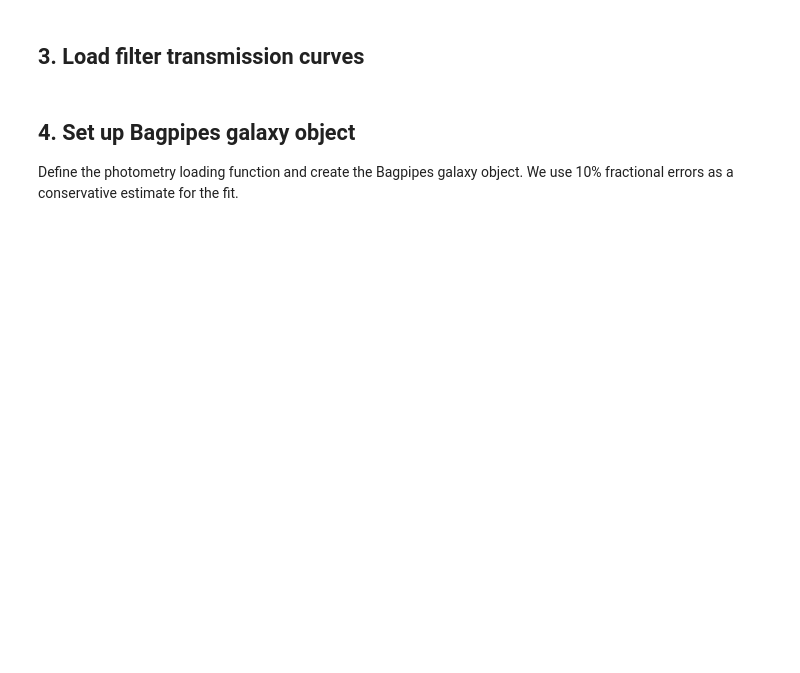
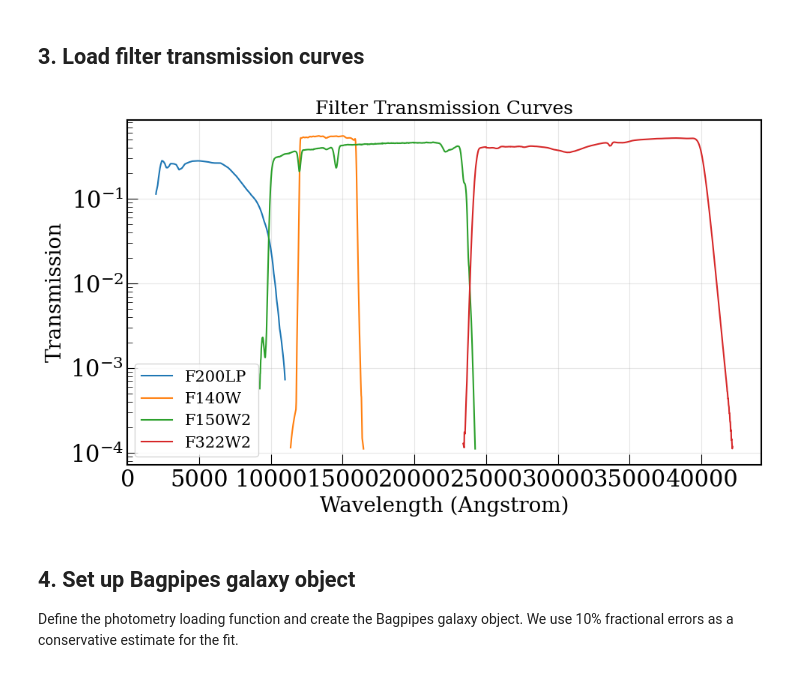
Before and after one commit to rodelcr/AGEL0206_kinematics_and_photometry, a Jupyter notebook: notebooks/02_streamlined_Bagpipes_SED.ipynb, the cells around one changed output. Drawn from its saved outputs; the diff is of its cells as text; code cells hidden in the pictures; blank space fills up the shorter version.

```diff
--- a/notebooks/02_streamlined_Bagpipes_SED.ipynb
+++ b/notebooks/02_streamlined_Bagpipes_SED.ipynb
@@ -80,25 +84,27 @@ plt.show()
 ## 3. Load filter transmission curves
 # %%
 # Load filter transmission curves from .dat files
-# Note: These are in the repo root directory
-hst200 = ascii.read('HST_WFC3_UVIS1.F200LP.dat')
-hst140 = ascii.read('HST_WFC3_IR.F140W.dat')
-jwst150 = ascii.read('JWST_NIRCam.F150W2.dat')
-jwst322 = ascii.read('JWST_NIRCam.F322W2.dat')  # Note: file is NIRCam not NIRCAM
+# These are in the repo root directory (one level up from notebooks/)
+hst200 = ascii.read('../HST_WFC3_UVIS1.F200LP.dat')
+hst140 = ascii.read('../HST_WFC3_IR.F140W.dat')
+jwst150 = ascii.read('../JWST_NIRCam.F150W2.dat')
+jwst322 = ascii.read('../JWST_NIRCam.F322W2.dat')
 
 filters = [hst200, hst140, jwst150, jwst322]
 
 plt.figure(figsize=(10, 6))
 for filt, name in zip(filters, filter_names):
     plt.plot(filt['col1'], filt['col2'], label=name)
 plt.yscale('log')
 plt.xlabel('Wavelength (Angstrom)')
 plt.ylabel('Transmission')
 plt.title('Filter Transmission Curves')
 plt.legend()
 plt.grid(True, alpha=0.3)
 plt.tight_layout()
 plt.show()
+# %% [output]
+[figure, added]
 # %% [markdown]
 ## 4. Set up Bagpipes galaxy object
 
```
Also changed, not shown: parts of 8 cells of this notebook, 36 other files.
